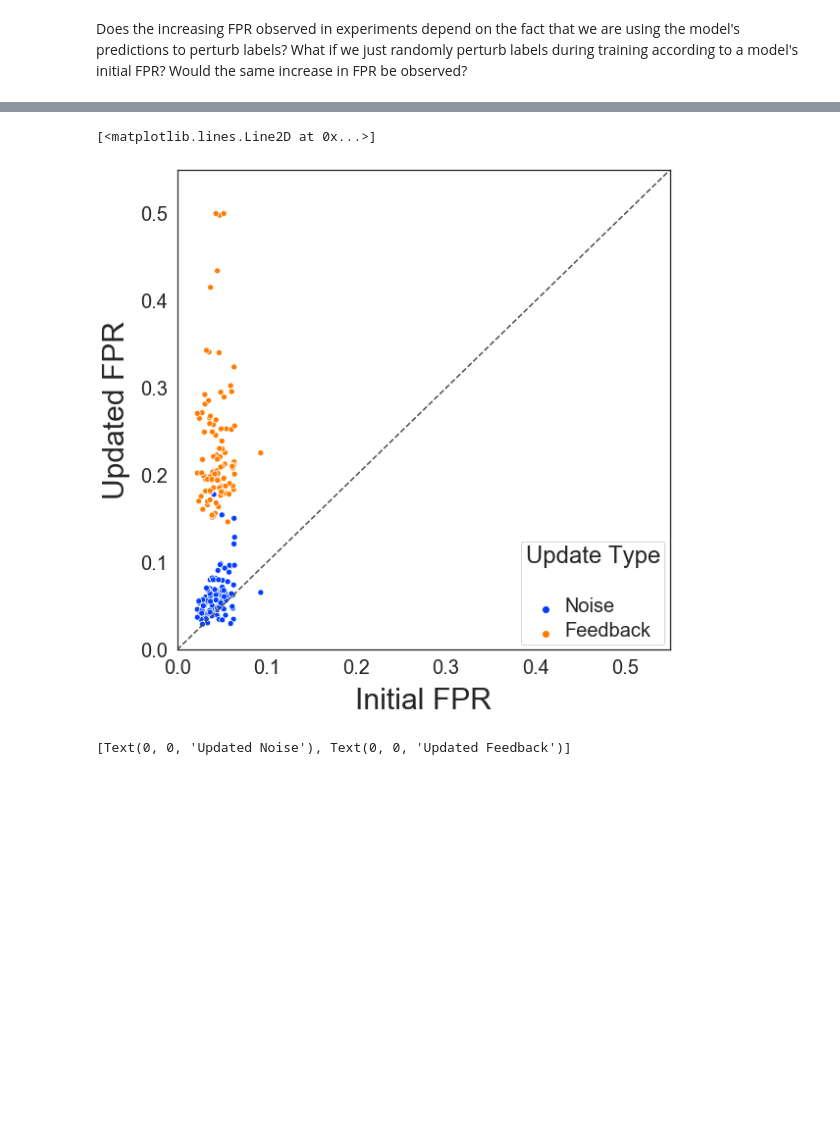
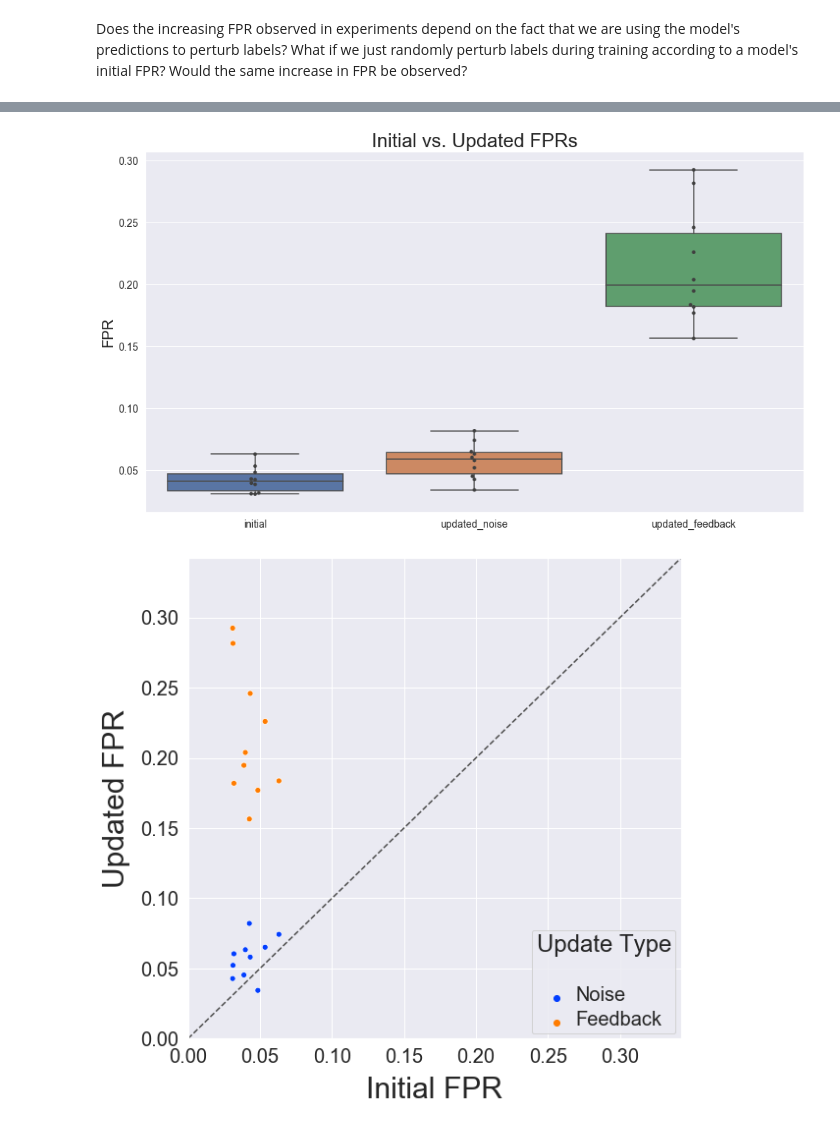
Before and after one commit to georgeadam/feedback_loops, a Jupyter notebook: random_vs_feedback_noise.ipynb, the cells around one changed output, grey strips where cells are left out. Drawn from its saved outputs; the diff is of its cells as text; code cells hidden in the pictures; blank space fills up the shorter version.

```diff
--- a/random_vs_feedback_noise.ipynb
+++ b/random_vs_feedback_noise.ipynb
@@ -84,2 +64,2 @@ data_fn = generate_gaussian_data
 # %%
-initial_fprs, updated_fprs_noise, updated_fprs_feedback = train_update_loop(n_train, n_update, n_test, num_updates, data_fn, seeds)
+initial_fprs, updated_fprs_noise, updated_fprs_feedback = train_update_loop(n_train, n_update, n_test, num_updates, num_features, data_fn, seeds)
@@ -101,29 +66,18 @@ ax.tick_params(axis='both', which='minor', labelsize=14)
-# %%
-sns.set_style("white")
-# %%
-fprs_scatterplot = {"type": (["Noise"] * len(updated_fprs_noise)) + (["Feedback"] * len(updated_fprs_feedback)), "initial_fpr": initial_fprs + initial_fprs, "updated_fpr": updated_fprs_noise + updated_fprs_feedback}
-data_scatterplot = pd.DataFrame(fprs_scatterplot)
-max_fpr = max(fprs_scatterplot["initial_fpr"] + fprs_scatterplot["updated_fpr"])
-fig = plt.figure(figsize=(9, 9))
-ax = fig.add_subplot(111)
-g = sns.scatterplot(x="initial_fpr", y="updated_fpr", hue="type", data=data_scatterplot, ax=ax, legend="full", palette="bright")
-ax.set_xlabel("Initial FPR", size=30, labelpad=10.0)
-ax.set_ylabel("Updated FPR", size=30, labelpad=10.0)
-ax.set_xlim([0, max_fpr + 0.05])
-ax.set_ylim([0, max_fpr + 0.05])
-
-ax.tick_params(axis='both', which='major', labelsize=20)
-ax.tick_params(axis='both', which='minor', labelsize=20)
-
-legend = ax.legend(title="Update Type", title_fontsize=24, loc="lower right")
-legend.texts[0].set_size(20)
-legend.texts[0].set_visible(False)
-
-ax.plot(ax.get_xlim(), ax.get_ylim(), ls="--", c=".3")
-# %% [output]
-[<matplotlib.lines.Line2D at 0x...>]
-[figure, removed]
-# %%
-legend.texts
-# %% [output]
-[Text(0, 0, 'Updated Noise'), Text(0, 0, 'Updated Feedback')]
+# %%
+config = {"n_train": n_train, "n_update": n_update, "n_test": n_test, "num_features": num_features, "num_updates": num_updates,
+          "seeds": seeds, "m0": m0, "m1": m1, "s0": s0, "s1": s1, "p0": p0, "p1": p1, "data_type": data_type}
+# %%
+data_boxplot = results_to_dataframe_boxplot(initial_fprs, updated_fprs_noise, updated_fprs_feedback)
+# %%
+plot_name = "fpr_boxplot_noise_vs_feedback_{}".format(data_type)
+plot_file_name = "{}_{}".format(plot_name, "")
+plot_path = os.path.join(results_dir, plot_file_name)
+
+create_file_path(plot_path)
+boxplot(data_boxplot, plot_path)
+
+config_file_name = CONFIG_FILE.format(plot_name, "")
+config_path = os.path.join(results_dir, config_file_name)
+save_json(config, config_path)
+# %% [output]
+[figure, added]
@@ -129,0 +86,13 @@ legend.texts
+# %%
+plot_name = "fpr_scatterplot_noise_vs_feedback_{}".format(data_type)
+plot_file_name = "{}_{}".format(plot_name, "")
+plot_path = os.path.join(results_dir, plot_file_name)
+
+create_file_path(plot_path)
+scatterplot(data_scatterplot, plot_path)
+
+config_file_name = CONFIG_FILE.format(plot_name, "")
+config_path = os.path.join(results_dir, config_file_name)
+save_json(config, config_path)
+# %% [output]
+[figure, added]
```
Also changed, not shown: parts of 9 cells of this notebook, 26 other files.
